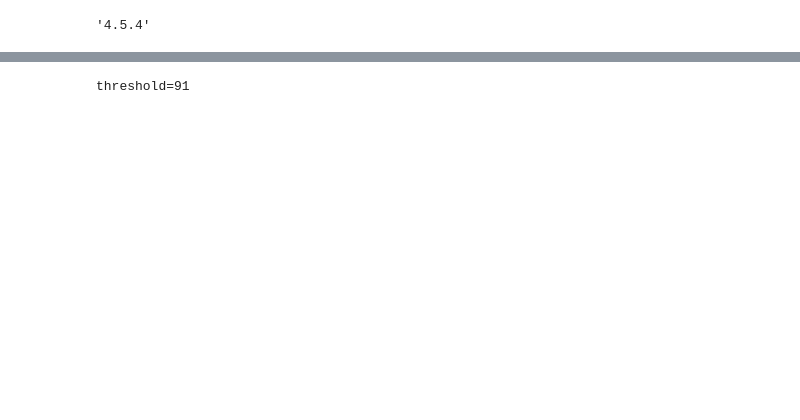
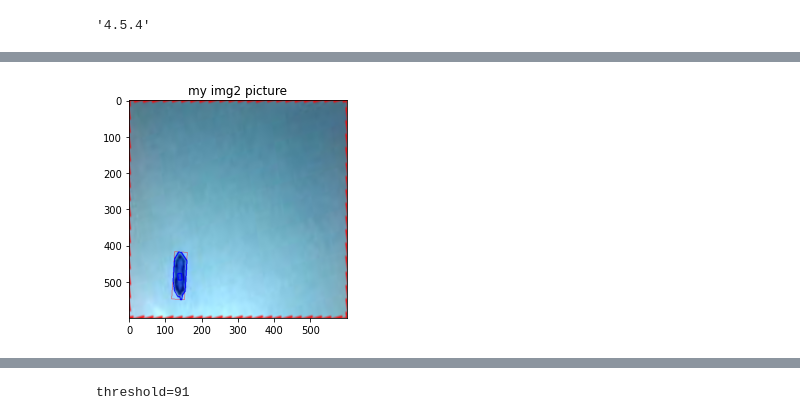
Before and after one commit to topleaf/pictureMatch, a Jupyter notebook: opencv_test.ipynb, the cells around one changed output, grey strips where cells are left out. Cells and saved outputs as stored; diff of their text form; code cells hidden in the pictures; blank space fills up the shorter version.

```diff
--- a/opencv_test.ipynb
+++ b/opencv_test.ipynb
@@ -73,0 +66,10 @@ gray1.shape
+# %%
+img2 = cv.imread("origin_ok_insideDetectImg.png")
+targetRgbImg2 = cv.cvtColor(img2,cv.COLOR_BGR2RGB)
+
+
+plt.imshow(targetRgbImg2)
+plt.title('my img2 picture')
+plt.show()
+# %% [output]
+[figure, added]
```
Also changed, not shown: parts of 16 cells of this notebook, 3 other files.
